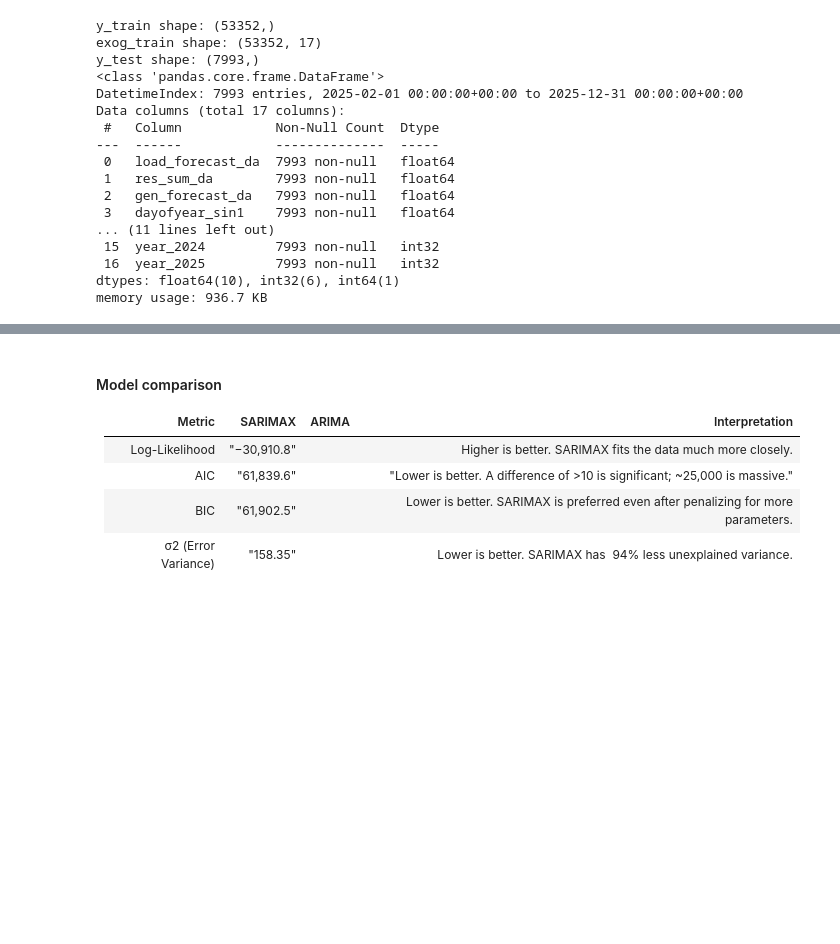
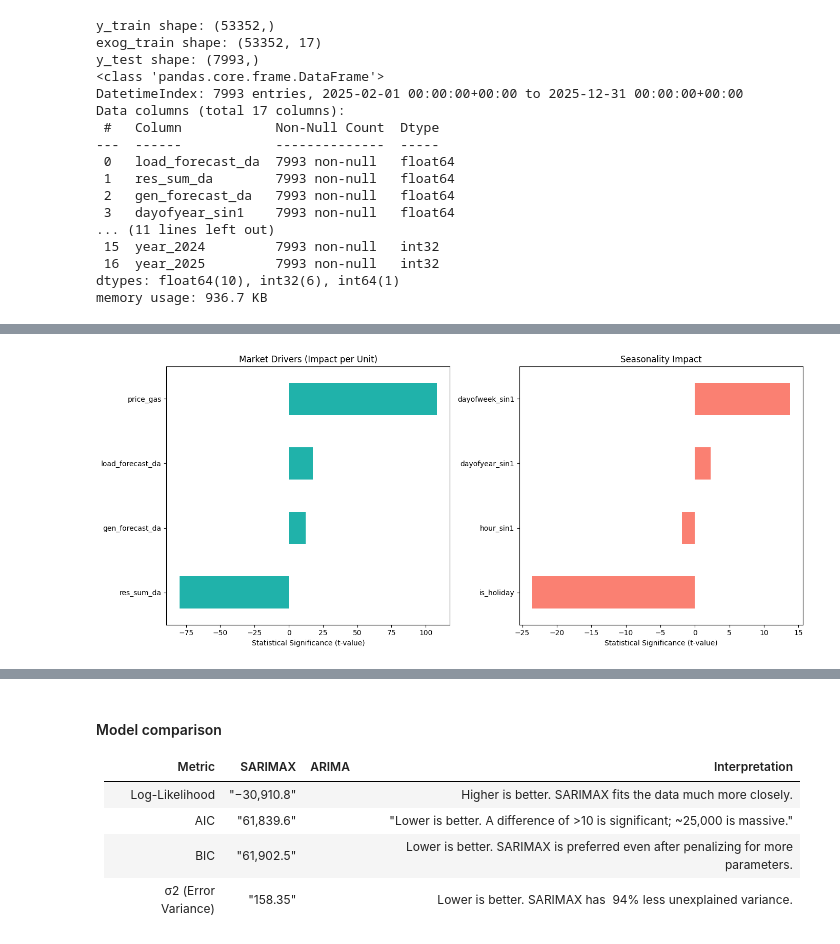
Before and after one commit to SSBO-ai/ai-for-energy, a Jupyter notebook: notebook/05_models/sarimax.ipynb, the cells around one changed output, grey strips where cells are left out. Cells and saved outputs as stored; diff of their text form; code cells hidden in the pictures; blank space fills up the shorter version.

```diff
--- a/notebook/05_models/sarimax.ipynb
+++ b/notebook/05_models/sarimax.ipynb
@@ -235,6 +240,38 @@ Covariance Type:                              opg
 
 Warnings:
 [1] Covariance matrix calculated using the outer product of gradients (complex-step).
+# %%
+# Plotting impact of the various features on the price.
+# We will create a two-panel horizontal bar chart to show the coefficients of the market drivers
+# and the monthly seasonality effects.
+
+# 1. Define your feature groups based on your Model results
+drivers = ['load_forecast_da', 'res_sum_da', 'gen_forecast_da', 'price_gas']
+months = ['dayofyear_sin1', 'hour_sin1',
+          'dayofweek_sin1', 'is_holiday'
+          ]
+
+# 2. Extract coefficients
+driver_params = results.tvalues[drivers].sort_values()
+month_params = results.tvalues[months].sort_values()
+
+# 3. Create a two-panel horizontal bar chart
+fig, (ax1, ax2) = plt.subplots(1, 2, figsize=(14, 6))
+
+# Left Plot: Market Drivers (Small scale)
+driver_params.plot(kind='barh', ax=ax1, color='lightseagreen')
+ax1.set_title('Market Drivers (Impact per Unit)')
+ax1.set_xlabel('Statistical Significance (t-value)')
+
+# Right Plot: Seasonal Effects (Large scale)
+month_params.plot(kind='barh', ax=ax2, color='salmon')
+ax2.set_title('Seasonality Impact')
+ax2.set_xlabel('Statistical Significance (t-value)')
+
+plt.tight_layout()
+plt.show()
+# %% [output]
+[figure, added]
 # %%
 # Forecast next-day hourly prices
 
```
Also changed, not shown: parts of 5 cells of this notebook, 1 other file.
